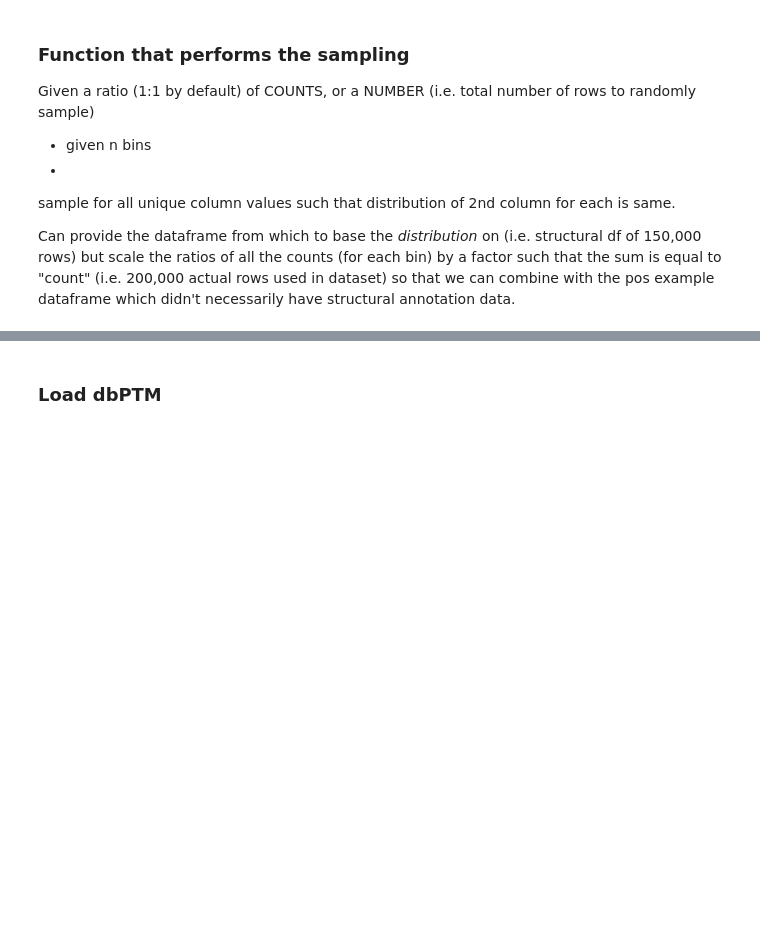
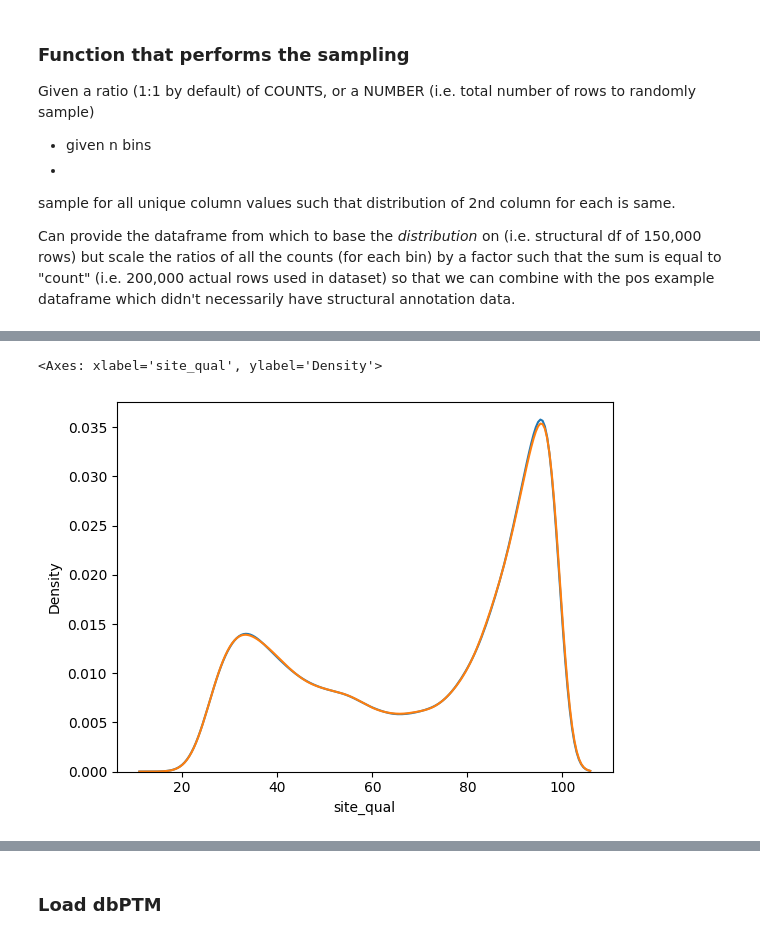
Before and after one commit to kamurani/phosphosite, a Jupyter notebook: notebooks/negative_examples/filter.ipynb, the cells around one changed output, grey strips where cells are left out. Drawn from its saved outputs; the diff is of its cells as text; code cells hidden in the pictures; blank space fills up the shorter version.

```diff
--- a/notebooks/negative_examples/filter.ipynb
+++ b/notebooks/negative_examples/filter.ipynb
@@ -283,0 +282,6 @@ def sample_from_plddt_distribution(
+# %%
+sns.kdeplot(out_df.site_qual, label="negative")
+sns.kdeplot(pos.site_qual, label="positive")
+# %% [output]
+<Axes: xlabel='site_qual', ylabel='Density'>
+[figure, added]
```
Also changed, not shown: parts of 51 cells of this notebook, 20 other files.
